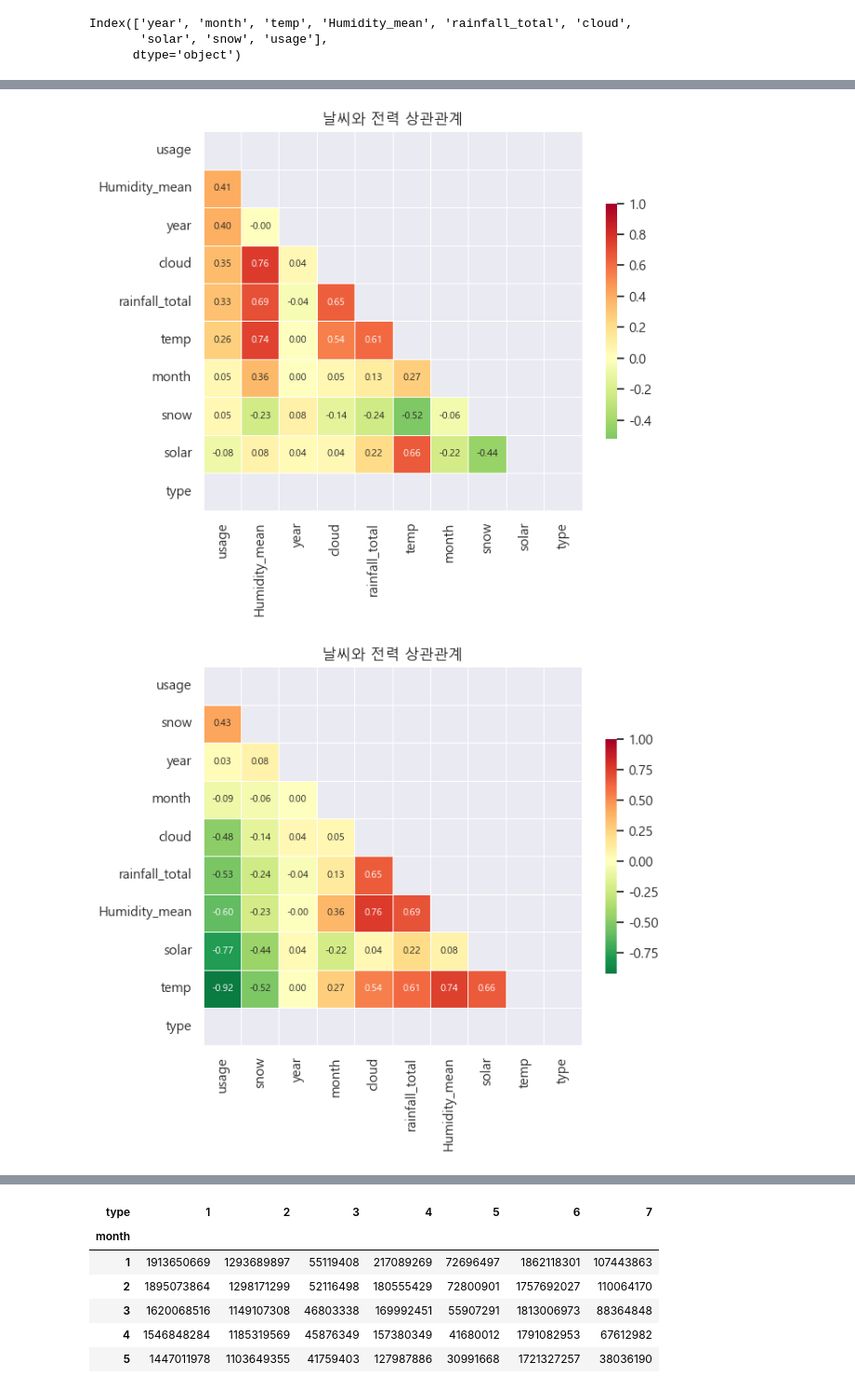
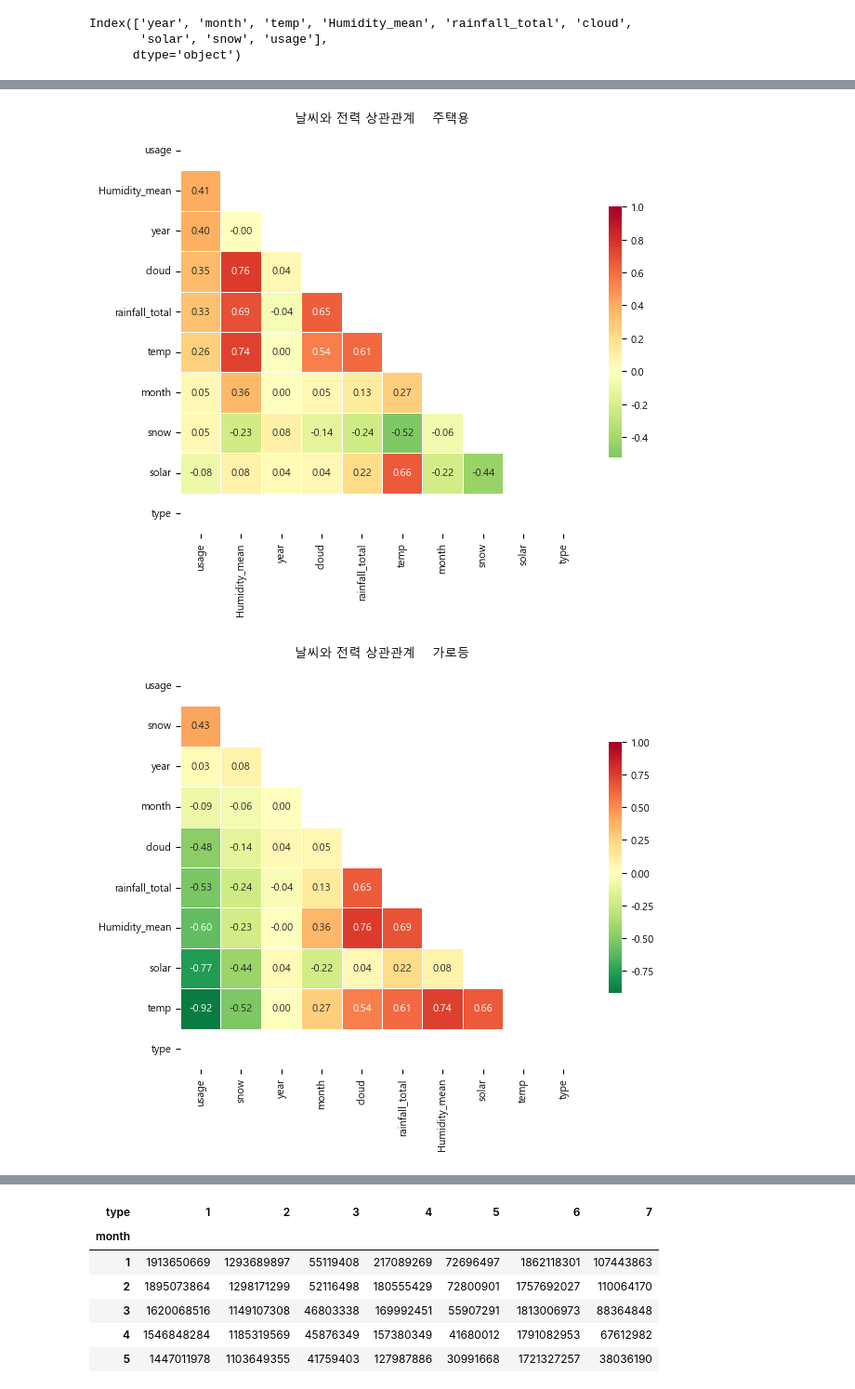
Before and after one commit to ThatHomr/Project_3, a Jupyter notebook: seoyeon/visualization_sy_1.ipynb, the cells around one changed output, grey strips where cells are left out. Shown at 93% size. Drawn from its saved outputs; the diff is of its cells as text; code cells hidden in the pictures.

```diff
--- a/seoyeon/visualization_sy_1.ipynb
+++ b/seoyeon/visualization_sy_1.ipynb
@@ -260,5 +243,5 @@ for i, item in enumerate(type_dic):
 
     g = sns.heatmap(kw_matrix, cmap='RdYlGn_r', vmax= 1, mask=mask,
     center=0, annot=True, fmt='.2f', square=True, linewidths=.5, cbar_kws={"shrink": .5})
-    plt.title("날씨와 전력 상관관계")
+    plt.title("날씨와 전력 상관관계    " + typename[num])
 # %% [output]
@@ -266,2 +249,2 @@ for i, item in enumerate(type_dic):
-[figure, old version]
+[figure, new version]
-[figure, old version]
+[figure, new version]
```
Also changed, not shown: parts of 14 cells of this notebook, 3 other files.
